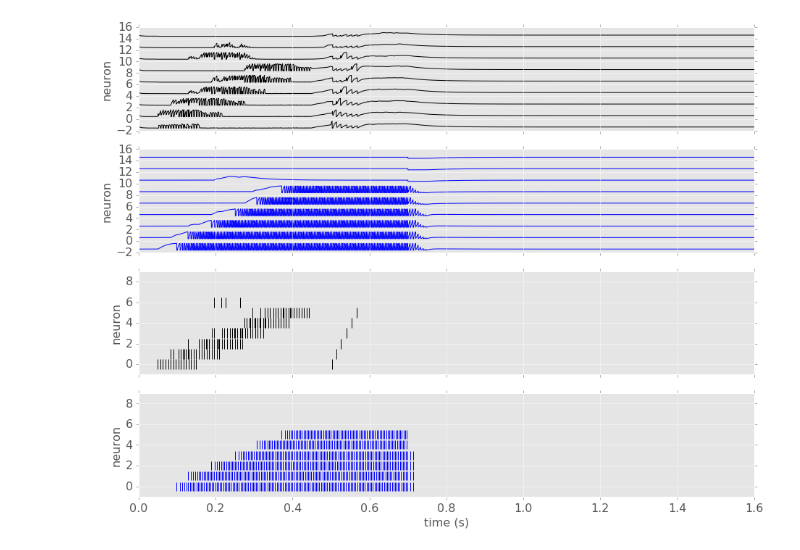
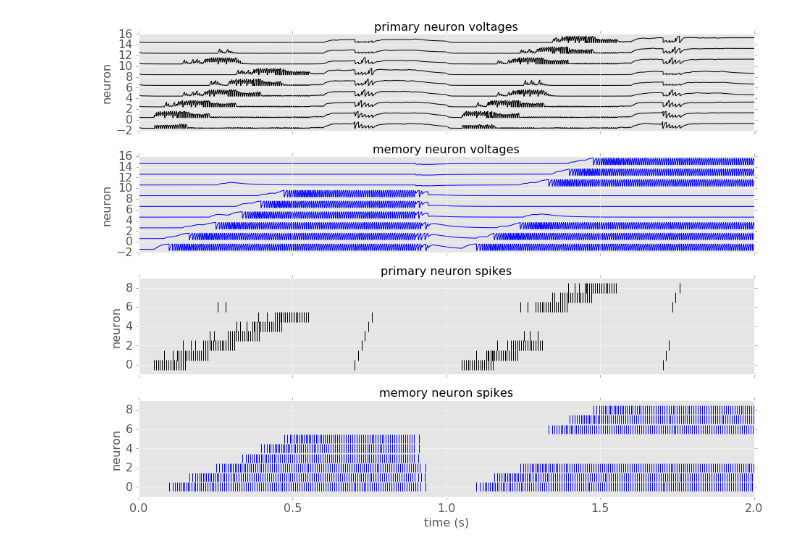
Before and after one commit to rkp8000/nothing_but_reruns, a Jupyter notebook: _6_LIF_implementation.ipynb, the cells around one changed output. Drawn from its saved outputs; the diff is of its cells as text; code cells hidden in the pictures.

Commit message:
Show replay of two different patterns in same network.

```diff
--- a/_6_LIF_implementation.ipynb
+++ b/_6_LIF_implementation.ipynb
@@ -4,43 +4,71 @@ from figures.lif_implementation import sequence_replay_branching_chain_demo as f
 # %%
 f = fig_1(
     SEED=0,
 
     V_REST=-0.07, TAU_M=0.055, V_TH=-0.02, V_RESET=-0.08, REFRAC_PER=0.002,
     TAUS_SYN={'nmda': 0.01, 'ampa': 0.001, 'gaba': 0.001},
     V_REVS_SYN={'nmda': 0.0, 'ampa': 0.0, 'gaba': -0.08},
 
     CHAIN_LENGTH_PRE=3, CHAIN_LENGTH_POST=3,
 
     W_PP={'nmda': 20, 'ampa': 0, 'gaba': 0},
     W_PI={'nmda': 0, 'ampa': 0, 'gaba': 200},
-    W_PM={'nmda': 0, 'ampa': 2, 'gaba': 0},
+    W_PM={'nmda': 0, 'ampa': 7, 'gaba': 0},
     W_IP={'nmda': 0, 'ampa': 100, 'gaba': 0},
     W_II={'nmda': 0, 'ampa': 0, 'gaba': 10},
     W_MP={'nmda': 2, 'ampa': 0, 'gaba': 0},
-    W_MM={'nmda': 15, 'ampa': 0, 'gaba': 0},
+    W_MM={'nmda': 12, 'ampa': 0, 'gaba': 0},
 
-    BKGD_STARTS=[{'nmda': 0, 'ampa': 0, 'gaba': 0}, {'nmda': 0, 'ampa': 0.48, 'gaba': 0.48}],
-    BKGD_ENDS=[{'nmda': 0, 'ampa': 0, 'gaba': 0.45}, {'nmda': 0, 'ampa': 0.7, 'gaba': 0.7}],
-    BKGD_FRQS=[{'nmda': 0, 'ampa': 0, 'gaba': 2000}, {'nmda': 0, 'ampa': 2000, 'gaba': 2000}],
-    BKGD_STRENS=[{'nmda': 0, 'ampa': 0, 'gaba': 4}, {'nmda': 0, 'ampa': .5, 'gaba': .5}],
+    BKGD_STARTS=[
+        {'nmda': 0, 'ampa': 0, 'gaba': 0}, {'nmda': 0, 'ampa': 0.6, 'gaba': 0.6},
+        {'nmda': 1, 'ampa': 1, 'gaba': 1}, {'nmda': 1, 'ampa': 1.6, 'gaba': 1.6},
+    ],
+    BKGD_ENDS=[
+        {'nmda': 0, 'ampa': 0, 'gaba': 0.6}, {'nmda': 0, 'ampa': 0.9, 'gaba': 0.9},
+        {'nmda': 1, 'ampa': 1, 'gaba': 1.6}, {'nmda': 1, 'ampa': 1.9, 'gaba': 1.9},
+    ],
+    BKGD_FRQS=[
+        {'nmda': 0, 'ampa': 0, 'gaba': 2000}, {'nmda': 0, 'ampa': 2000, 'gaba': 2000},
+        {'nmda': 0, 'ampa': 0, 'gaba': 2000}, {'nmda': 0, 'ampa': 2000, 'gaba': 2000},
+    ],
+    BKGD_STRENS=[
+        {'nmda': 0, 'ampa': 0, 'gaba': 5}, {'nmda': 0, 'ampa': .5, 'gaba': .5},
+        {'nmda': 0, 'ampa': 0, 'gaba': 5}, {'nmda': 0, 'ampa': .5, 'gaba': .5},
+    ],
 
-    DRIVE_ORDERS=[[0, 1, 2, 3, 4, 5]],
-    DRIVE_STARTS=[{'nmda': 0, 'ampa': 0.05, 'gaba': 0.01}],
-    DRIVE_STRENS=[{'nmda': 0, 'ampa': 500, 'gaba': 0}],
-    DRIVE_DURS=[{'nmda': 0, 'ampa': 0.1, 'gaba': 0}],
-    DRIVE_FRQS=[{'nmda': 0, 'ampa': 150, 'gaba': 0}],
-    DRIVE_ITVS=[{'nmda': 0, 'ampa': 0.06, 'gaba': 0}],
+    DRIVE_ORDERS=[
+        [0, 1, 2, 3, 4, 5], [0, 1, 2, 6, 7, 8]
+    ],
+    DRIVE_STARTS=[
+        {'nmda': 0, 'ampa': 0.05, 'gaba': 0.01}, {'nmda': 1, 'ampa': 1.05, 'gaba': 1.01},
+    ],
+    DRIVE_STRENS=[
+        {'nmda': 0, 'ampa': 500, 'gaba': 0}, {'nmda': 0, 'ampa': 500, 'gaba': 0},
+    ],
+    DRIVE_DURS=[
+        {'nmda': 0, 'ampa': 0.1, 'gaba': 0}, {'nmda': 0, 'ampa': 0.1, 'gaba': 0}
+    ],
+    DRIVE_FRQS=[
+        {'nmda': 0, 'ampa': 150, 'gaba': 0}, {'nmda': 0, 'ampa': 150, 'gaba': 0}
+    ],
+    DRIVE_ITVS=[
+        {'nmda': 0, 'ampa': 0.08, 'gaba': 0}, {'nmda': 0, 'ampa': 0.08, 'gaba': 0}
+    ],
 
-    REPLAY_TRIGGER_TIMES=[{'nmda': .5, 'ampa': 0, 'gaba': 0}],
-    REPLAY_TRIGGER_STRENS=[{'nmda': 20, 'ampa': 0, 'gaba': 0}],
+    REPLAY_TRIGGER_TIMES=[
+        {'nmda': .7, 'ampa': 0, 'gaba': 0}, {'nmda': 1.7, 'ampa': 1, 'gaba': 1}
+    ],
+    REPLAY_TRIGGER_STRENS=[
+        {'nmda': 20, 'ampa': 0, 'gaba': 0}, {'nmda': 20, 'ampa': 0, 'gaba': 0}
+    ],
 
-    MEMORY_RESET_STARTS=[{'nmda': 0, 'ampa': 0, 'gaba': 0.7}],
-    MEMORY_RESET_ENDS=[{'nmda': 0, 'ampa': 0, 'gaba': .75}],
-    MEMORY_RESET_STRENS=[{'nmda': 0, 'ampa': 0, 'gaba': 500}],
-    MEMORY_RESET_FRQS=[{'nmda': 0, 'ampa': 0, 'gaba': 150}],
+    MEMORY_RESET_STARTS=[{'nmda': 0, 'ampa': 0, 'gaba': 0.9}],
+    MEMORY_RESET_ENDS=[{'nmda': 0, 'ampa': 0, 'gaba': .95}],
+    MEMORY_RESET_STRENS=[{'nmda': 0, 'ampa': 0, 'gaba': 60}],
+    MEMORY_RESET_FRQS=[{'nmda': 0, 'ampa': 0, 'gaba': 50}],
 
-    SIM_DURATION=1.6, DT=0.0001,
+    SIM_DURATION=2., DT=0.0001,
     FIG_SIZE=(13, 10), FONT_SIZE=16,
 )
 # %% [output]
-[figure, old version]
+[figure, new version]
```
Also changed, not shown: parts of 1 cell of this notebook.
